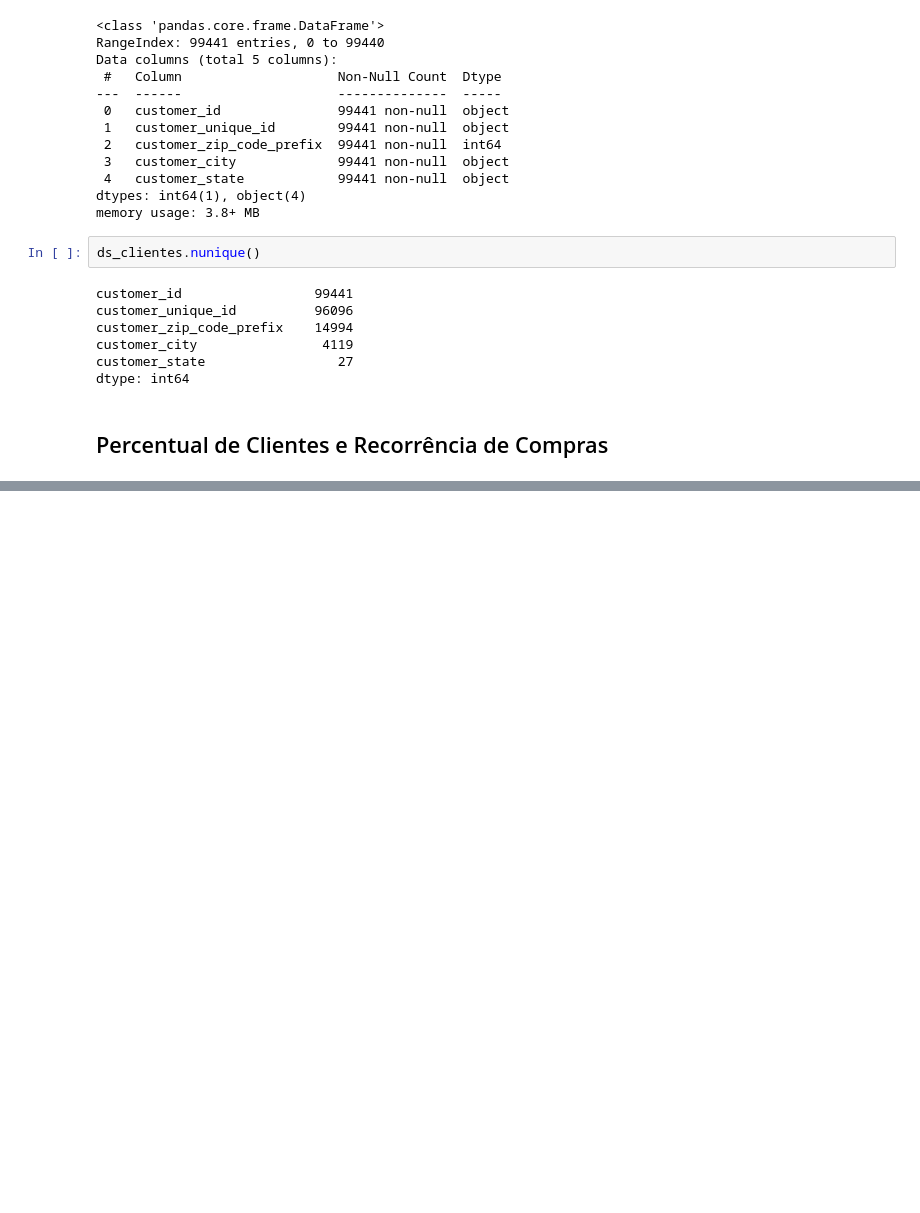
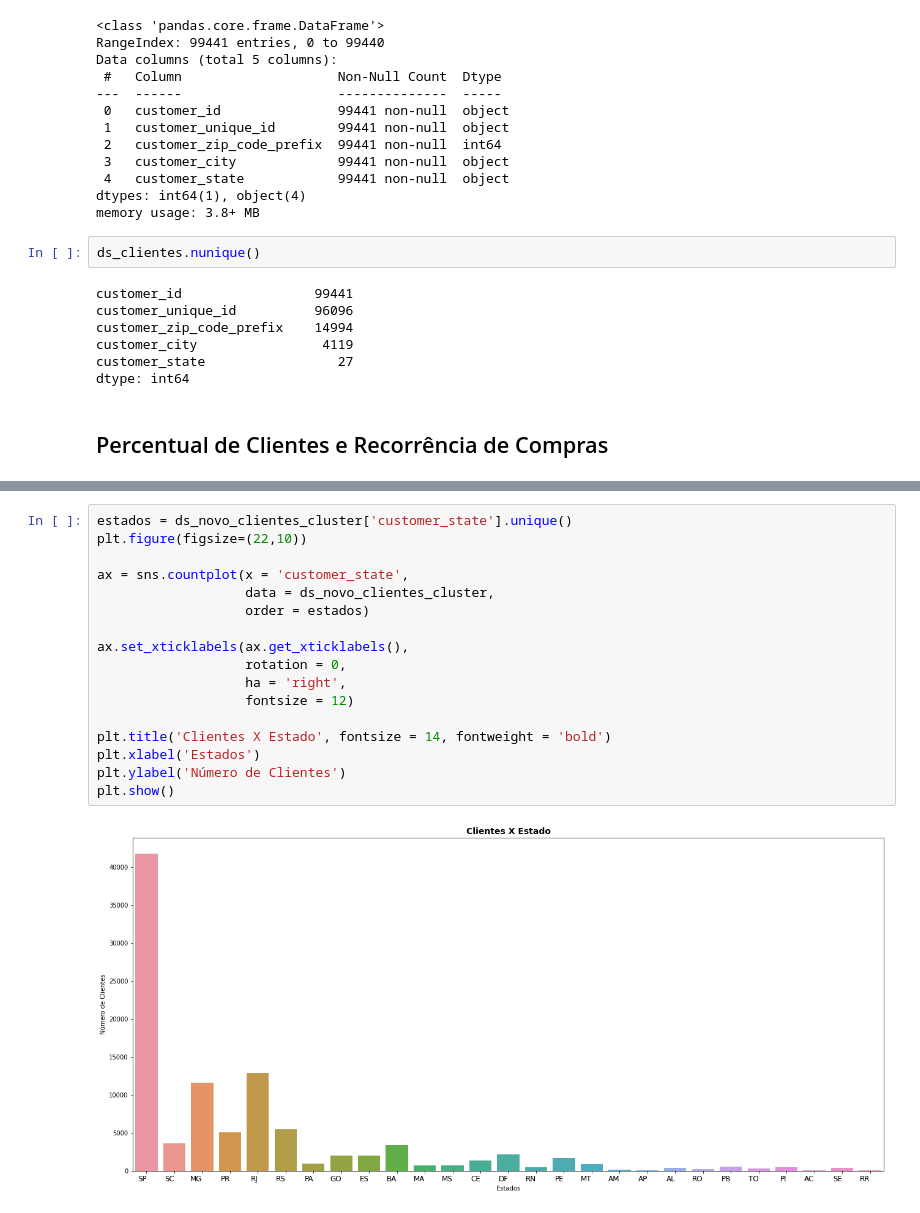
Before and after one commit to itimes-digital/olist_analise, a Jupyter notebook: olist_analise_de_negocio.ipynb, the cells around one changed output, grey strips where cells are left out. Drawn from its saved outputs; the diff is of its cells as text; blank space fills up the shorter version.

```diff
--- a/olist_analise_de_negocio.ipynb
+++ b/olist_analise_de_negocio.ipynb
@@ -86,3 +126,22 @@ Name: customer_city, dtype: object
+# %%
+estados = ds_novo_clientes_cluster['customer_state'].unique()
+plt.figure(figsize=(22,10))
+
+ax = sns.countplot(x = 'customer_state',
+                   data = ds_novo_clientes_cluster,
+                   order = estados)
+
+ax.set_xticklabels(ax.get_xticklabels(),
+                   rotation = 0,
+                   ha = 'right',
+                   fontsize = 12)
+
+plt.title('Clientes X Estado', fontsize = 14, fontweight = 'bold')
+plt.xlabel('Estados')
+plt.ylabel('Número de Clientes')
+plt.show()
+# %% [output]
+[figure, added]
 # %%
 ds_novo_clientes_cluster['customer_city'].describe()
 # %% [output]
```
Also changed, not shown: parts of 28 cells of this notebook.
